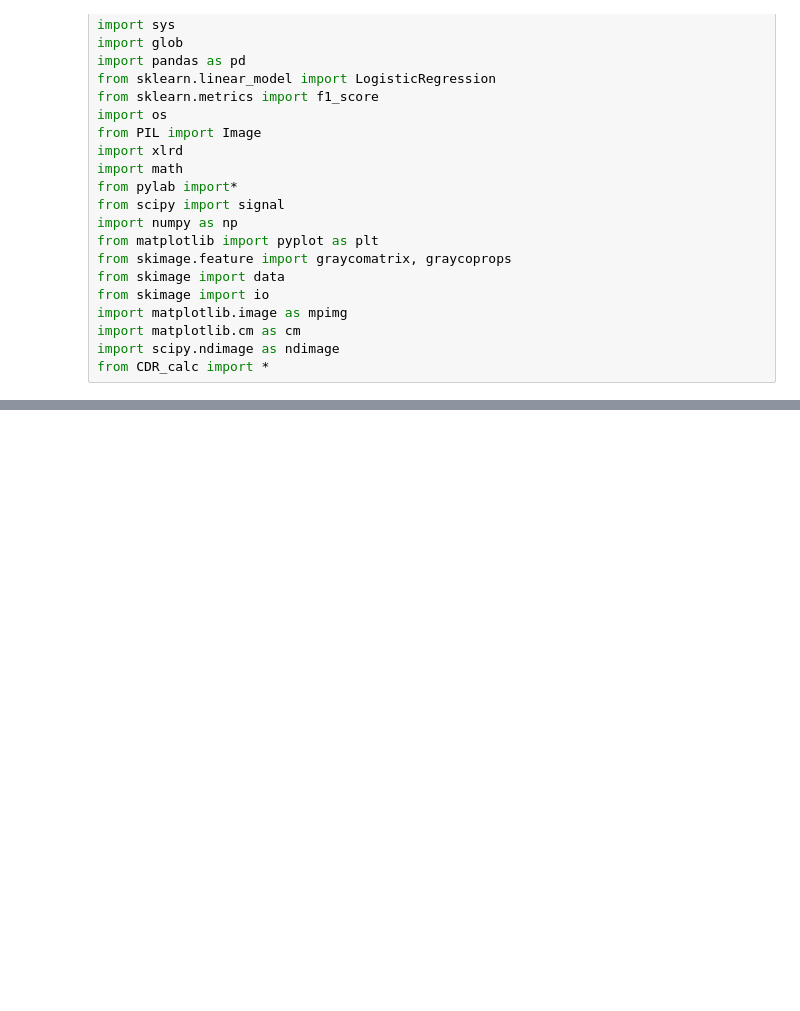
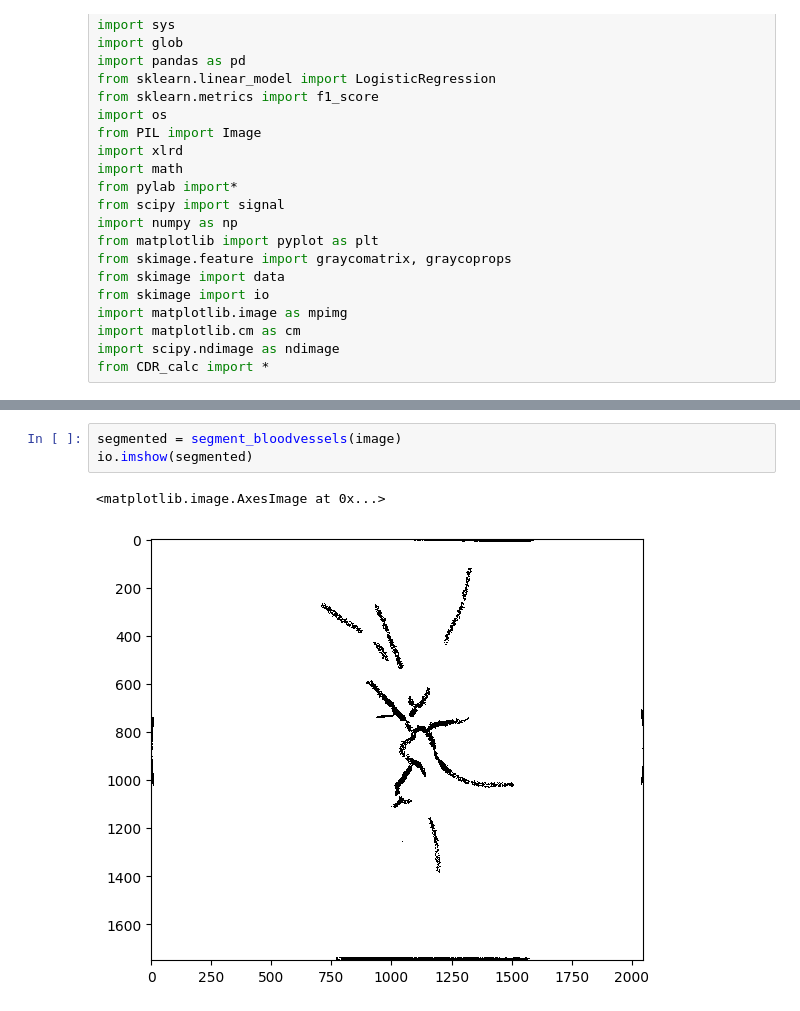
Before and after one commit to akankshanehete/prepRET, a Jupyter notebook: roi_extraction.ipynb, the cells around one changed output, grey strips where cells are left out. Saved outputs shown, nothing was run; the diff lists cells and outputs as text; blank space fills up the shorter version.

```diff
--- a/roi_extraction.ipynb
+++ b/roi_extraction.ipynb
@@ -58,0 +63,6 @@ show_all_channels(img2)
+# %%
+segmented = segment_bloodvessels(image)
+io.imshow(segmented)
+# %% [output]
+<matplotlib.image.AxesImage at 0x...>
+[figure, added]
```
Also changed, not shown: parts of 3 cells of this notebook, 2 other files.
